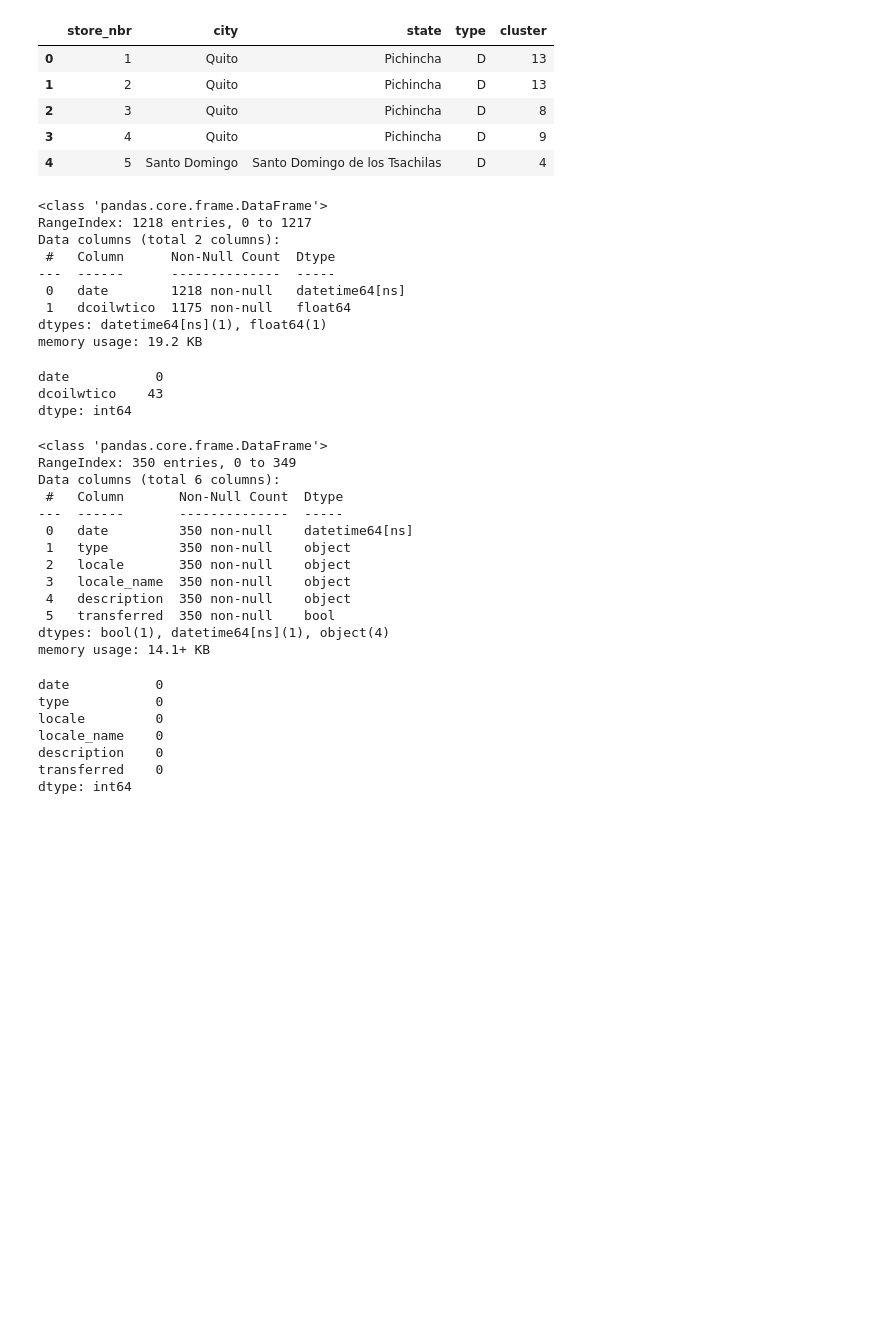
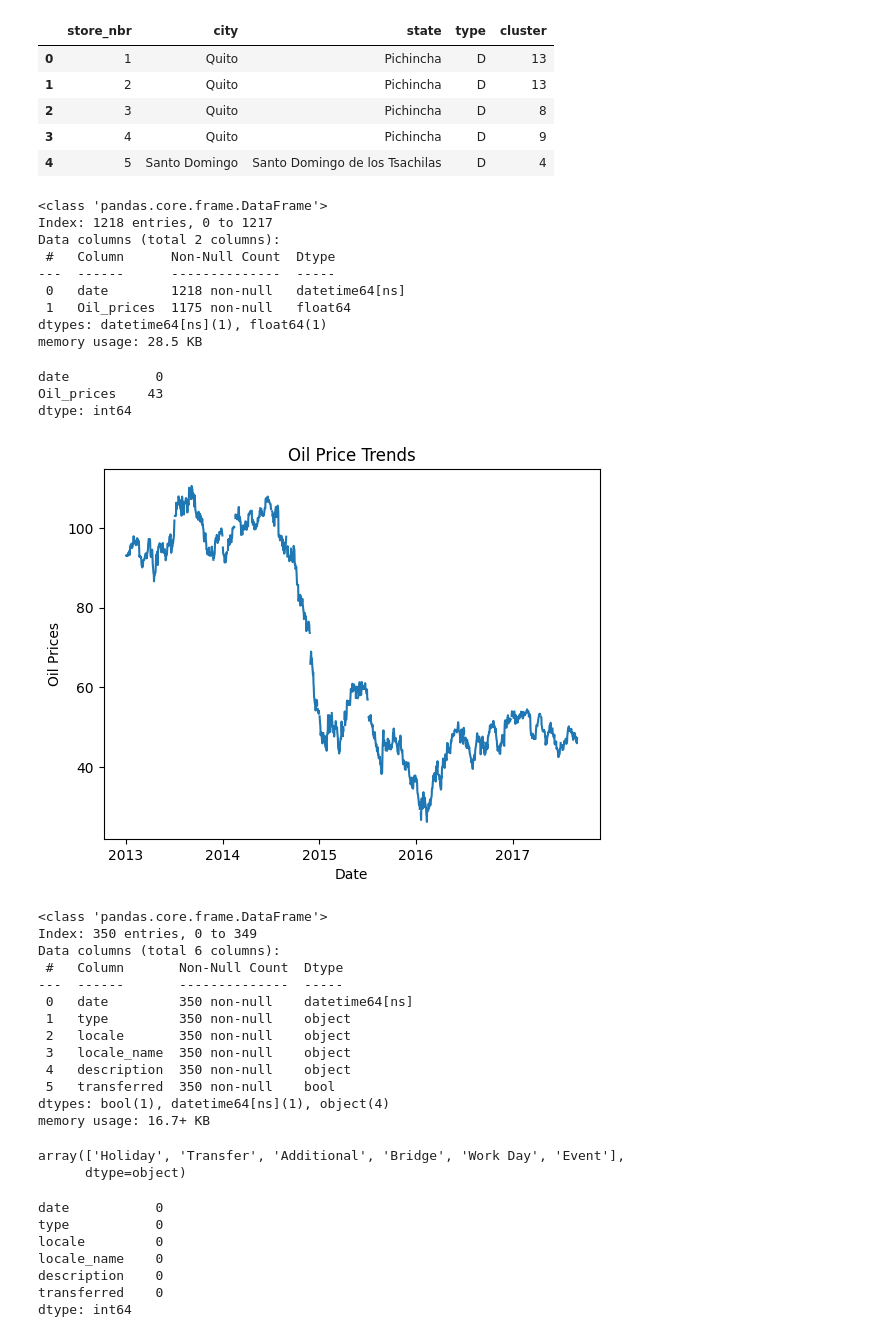
Before and after one commit to kaitany/LP3-Regression-Project, a Jupyter notebook: LP3_DAP.ipynb, the cells around one changed output. Cells and saved outputs as stored; diff of their text form; code cells hidden in the pictures; blank space fills up the shorter version.

```diff
--- a/LP3_DAP.ipynb
+++ b/LP3_DAP.ipynb
@@ -89,30 +76,45 @@ store_data.head()
+# %%
+#loading of datasets for review
+oil_prices = pd.read_csv(r'C:\Users\WORLDAX COMPUTERS\Python Projects\LP3_DAP_Project\LP3-Regression-Project\Datasets\oil_prices.csv',parse_dates=['date'], index_col=0)
+holiday_data = pd.read_csv(r'C:\Users\WORLDAX COMPUTERS\Python Projects\LP3_DAP_Project\LP3-Regression-Project\Datasets\holiday_data.csv',parse_dates=['date'], index_col=0)
+store_nbr_data = pd.read_csv(r'C:\Users\WORLDAX COMPUTERS\Python Projects\LP3_DAP_Project\LP3-Regression-Project\Datasets\store_data.csv', index_col=0)
 # %%
-#preview of information summary in the dataframes usind .info() method
-#data_oil
-data_oil.info()
+#preview of information summary in the dataframes using .info() method
+#1.oil prices data
+oil_prices.info()
 # %% [output]
 <class 'pandas.core.frame.DataFrame'>
-RangeIndex: 1218 entries, 0 to 1217
+Index: 1218 entries, 0 to 1217
 Data columns (total 2 columns):
  #   Column      Non-Null Count  Dtype
 ---  ------      --------------  -----
  0   date        1218 non-null   datetime64[ns]
- 1   dcoilwtico  1175 non-null   float64
+ 1   Oil_prices  1175 non-null   float64
 dtypes: datetime64[ns](1), float64(1)
-memory usage: 19.2 KB
+memory usage: 28.5 KB
 # %%
-#Check of missing values in Daily Oil Prices data
-data_oil.isna().sum()
+#Check of missing values in Holiday data
+oil_prices.isna().sum()
 # %% [output]
 date           0
-dcoilwtico    43
+Oil_prices    43
 dtype: int64
+# %%
+#Visual representation
+#Broken regions on line represent missing values
+plt.plot(oil_prices['date'], oil_prices['Oil_prices'])
+plt.xlabel('Date')
+plt.ylabel('Oil Prices')
+plt.title('Oil Price Trends')
+plt.show()
+# %% [output]
+[figure, added]
 # %%
-# data_2
+#2.Holiday_data
 holiday_data.info()
 # %% [output]
 <class 'pandas.core.frame.DataFrame'>
-RangeIndex: 350 entries, 0 to 349
+Index: 350 entries, 0 to 349
 Data columns (total 6 columns):
  #   Column       Non-Null Count  Dtype
 ---  ------       --------------  -----
@@ -123,7 +125,12 @@ Data columns (total 6 columns):
  4   description  350 non-null    object
  5   transferred  350 non-null    bool
 dtypes: bool(1), datetime64[ns](1), object(4)
-memory usage: 14.1+ KB
+memory usage: 16.7+ KB
+# %%
+holiday_data['type'].unique()
+# %% [output]
+array(['Holiday', 'Transfer', 'Additional', 'Bridge', 'Work Day', 'Event'],
+      dtype=object)
 # %%
 #Check of missing values in Holiday data
 holiday_data.isna().sum()
```
Also changed, not shown: parts of 33 cells of this notebook, 3 other files.
